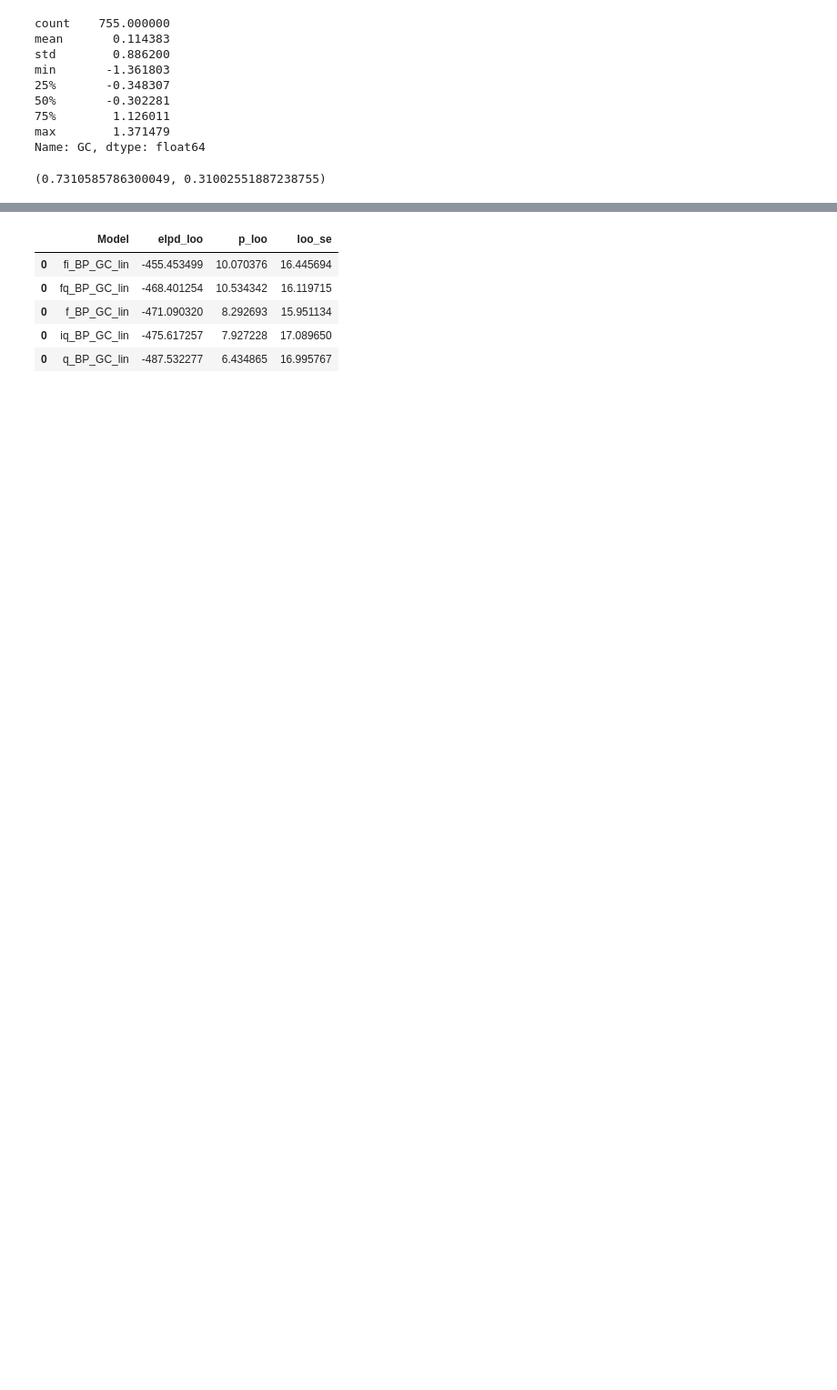
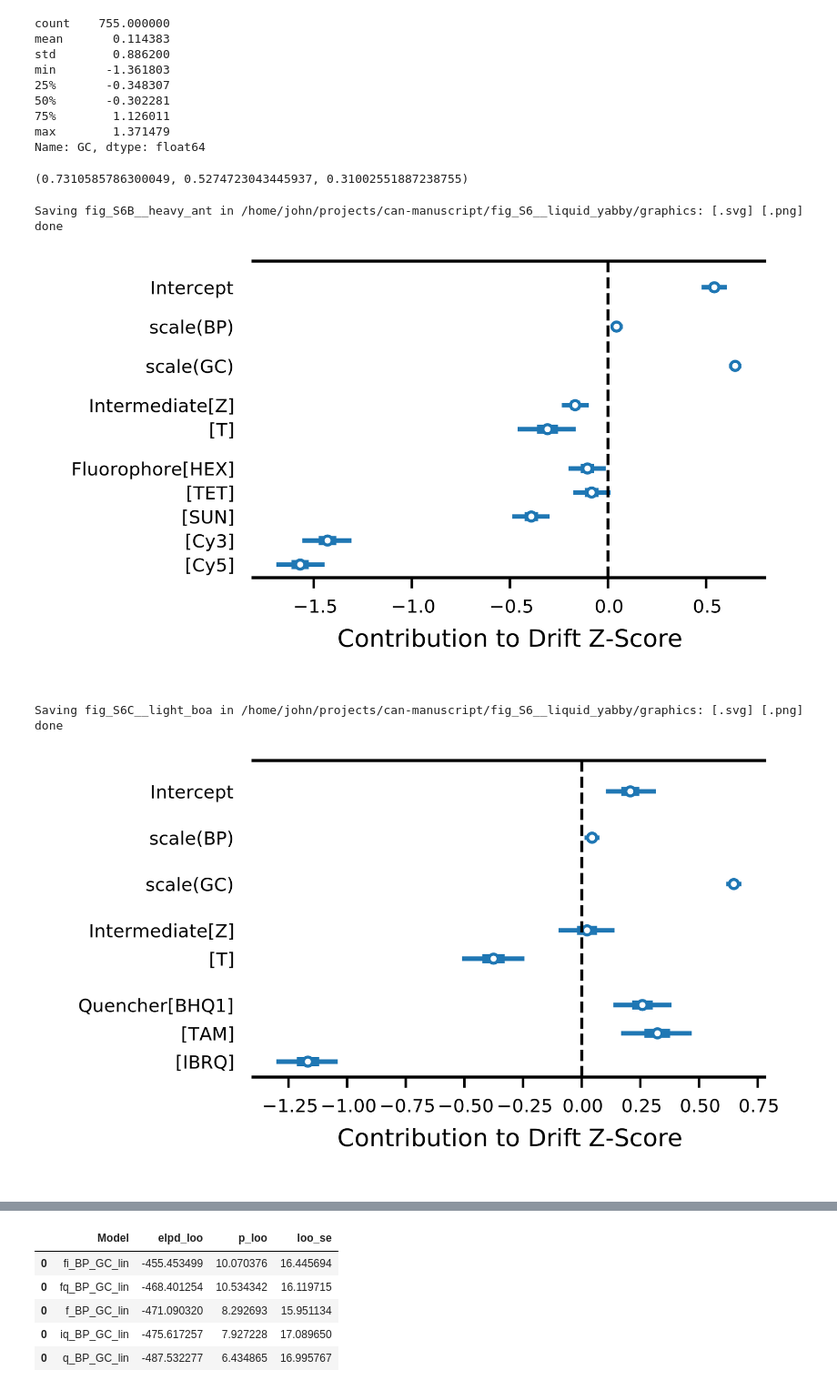
Before and after one commit to JohnGoertz/can-manuscript, a Jupyter notebook: fig_S6__liquid_yabby/code/fig_S6__liquid_yabby__drift_profiling_with_BP_GC.ipynb, the cells around one changed output, grey strips where cells are left out. Shown at 91% size. Saved outputs shown, nothing was run; the diff lists cells and outputs as text; code cells hidden in the pictures; blank space fills up the shorter version.

```diff
--- a/fig_S6__liquid_yabby/code/fig_S6__liquid_yabby__drift_profiling_with_BP_GC.ipynb
+++ b/fig_S6__liquid_yabby/code/fig_S6__liquid_yabby__drift_profiling_with_BP_GC.ipynb
@@ -442,17 +454,17 @@ Name: GC, dtype: float64
 # %%
 from scipy.special import expit
 
-expit(1.0), expit(-0.8)
+expit(1.0), expit(0.11), expit(-0.8)
 # %% [output]
-(0.7310585786300049, 0.31002551887238755)
+(0.7310585786300049, 0.5274723043445937, 0.31002551887238755)
 # %%
 width = 7.083 / 2
 height = 2
 figsize = (width, height)
 ticklabelsize = 10
 
-mar_l = 0.8
-mar_r = 0.3
+mar_l = 1.0
+mar_r = 0.2
 mar_t = 0.05
 mar_b = 0.5
 
@@ -463,31 +475,36 @@ for model, data in idata.items():
         var_names.append("Intermediate")
     if "f" in spec:
         var_names.append("Fluorophore")
     if "q" in spec:
         var_names.append("Quencher")
     if "v" in spec:
         var_names.append("Variation")
 
     az.plot_forest(
         idata[model], var_names=var_names, combined=True, figsize=figsize, markersize=4
     )
     plt.axvline(0, color="k", linestyle="--", linewidth=1)
     # plt.xtick_labels()
     ax = plt.gca()
     ax.set_xlabel("Contribution to Drift Z-Score", fontsize=8)
     ax.tick_params(axis="both", labelsize=6)
     ax.set_title("")
     ax.spines["top"].set_linewidth(1)
     ax.spines["bottom"].set_linewidth(1)
 
     plt.subplots_adjust(
         left=mar_l / width,
         right=1 - mar_r / width,
         top=1 - mar_t / height,
         bottom=mar_b / height,
     )
 
-    alias = {"fi": "heavy_ant", "iq": "light_boa"}.get(model, None)
+    alias = {"fi": "heavy_ant", "iq": "light_boa"}.get(spec, None)
 
     if alias is not None:
         savefig(plt.gcf(), alias=alias)
+# %% [output]
+Saving fig_S6B__heavy_ant in /home/john/projects/can-manuscript/fig_S6__liquid_yabby/graphics: [.svg] [.png] done
+[figure, added]
+Saving fig_S6C__light_boa in /home/john/projects/can-manuscript/fig_S6__liquid_yabby/graphics: [.svg] [.png] done
+[figure, added]
```
Also changed, not shown: parts of 5 cells of this notebook, 4 other files.
